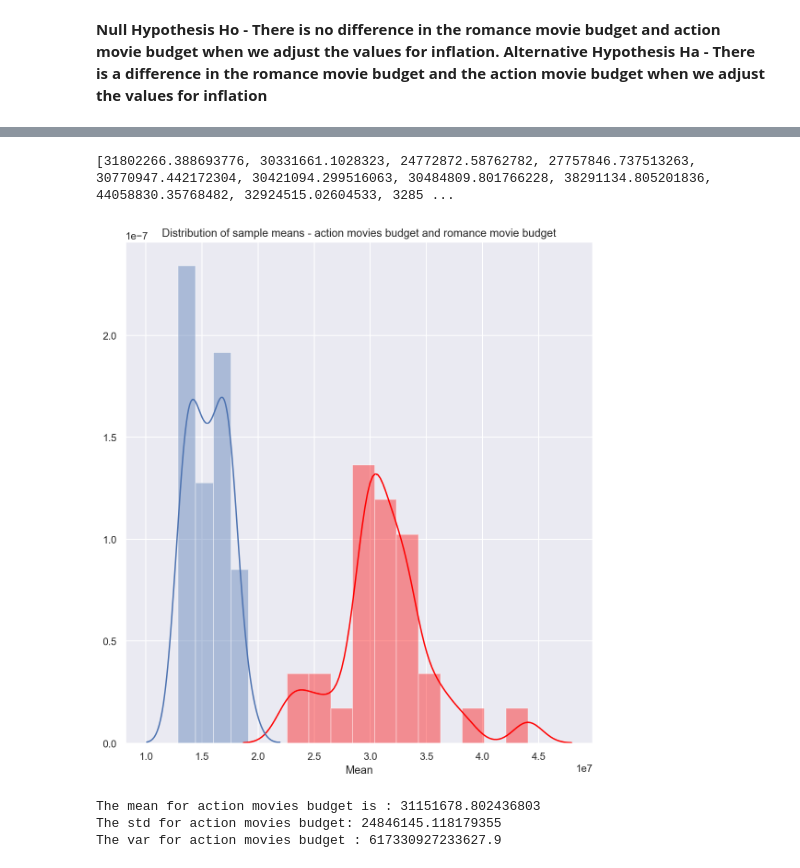
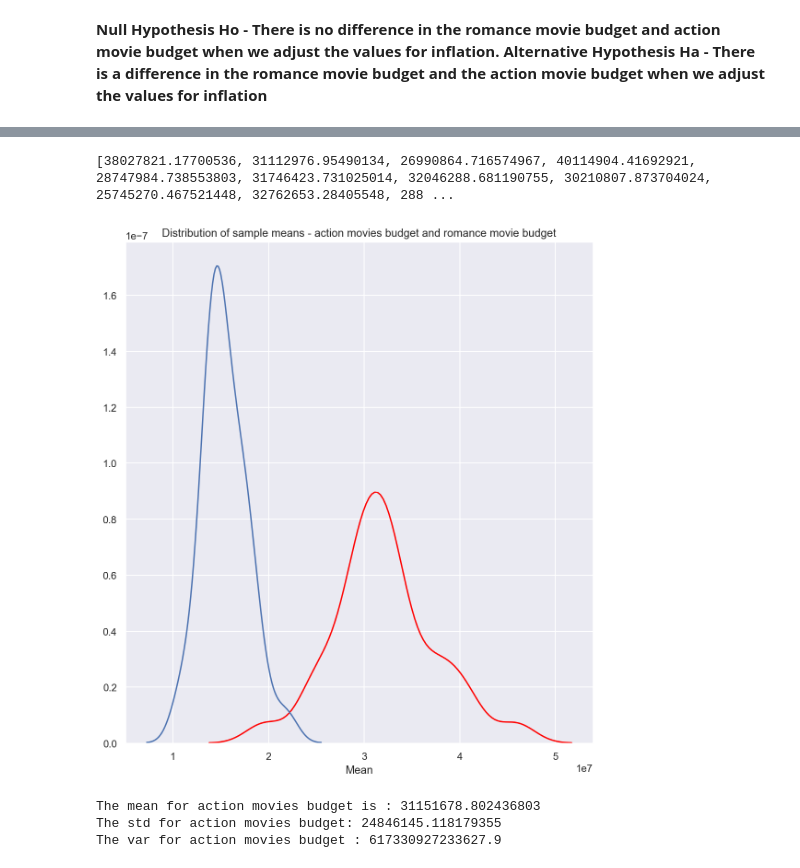
Before and after one commit to Abhiolar/IMDB, a Jupyter notebook: HYPOTHESIS TESTING 1 AND 2.ipynb, the cells around one changed output, grey strips where cells are left out. Cells and saved outputs as stored; diff of their text form; code cells hidden in the pictures.

```diff
--- a/HYPOTHESIS TESTING 1 AND 2.ipynb
+++ b/HYPOTHESIS TESTING 1 AND 2.ipynb
@@ -185,3 +230,9 @@ t_stat = twosample_tstatistic(x.profit_adjusted, y.profit_adjusted)
 t_stat
 # %% [output]
 -2.3651874254721235
+# %%
+def samples_means(array, samples_wanted):
+    sample_means = []
+    for i in range(samples_wanted):
+        sample_means.append(np.mean(random.sample(list(array), 40)))
+    return sample_means
@@ -187,0 +242,8 @@ t_stat
+# %%
+sns.set(color_codes=True)
+sns.set(rc={'figure.figsize':(20,10)})
+sns.distplot(action_sample_means, color = 'red', hist=False, label='Action', axlabel= "Mean") # Action distribution
+sns.distplot(romance_sample_means, color = 'blue', hist=False, label ='Romance') # Romance distribution
+plt.legend()
+
+plt.title('Distribution of means of samples for Action and Romance movies Profits');
@@ -309,0 +380,9 @@ plt.legend()
+# %%
+from statsmodels.stats.power import TTestIndPower
+power = TTestIndPower()
+# %%
+number_of_samples = []
+for i in [0.2, 0.25, 0.3, 0.35, 0.40, 0.45, 0.50, 0.60, 0.70, 0.80]:
+    number_of_samples.append(power.solve_power(effect_size= i, alpha=0.05, power=0.8))
+
+"Number of samples =  {} when alpha is: {},and power is: {}".format(number_of_samples, 0.05, 0.8)
@@ -521,18 +608,18 @@ romance2_sample_means = samples_means(romance_movies, 30)
 # %%
 print(action2_sample_means, romance2_sample_means)
 # %% [output]
-[31802266.388693776, 30331661.1028323, 24772872.58762782, 27757846.737513263, 30770947.442172304, 30421094.299516063, 30484809.801766228, 38291134.805201836, 44058830.35768482, 32924515.02604533, 3285 ...
+[38027821.17700536, 31112976.95490134, 26990864.716574967, 40114904.41692921, 28747984.738553803, 31746423.731025014, 32046288.681190755, 30210807.873704024, 25745270.467521448, 32762653.28405548, 288 ...
 # %%
 plt.figure(figsize=(20,10))
 plt.subplot(1,2,1)
-sns.distplot(action2_sample_means, axlabel='Mean', color = 'red')
+sns.distplot(action2_sample_means, axlabel='Mean', color = 'red', hist = False)
 
 #plt.subplot(1,2,2)
-sns.distplot(romance2_sample_means)
+sns.distplot(romance2_sample_means, hist = False)
 plt.title("Distribution of sample means - action movies budget and romance movie budget")
 plt.show()
 # %% [output]
-[figure, old version]
+[figure, new version]
 # %%
 ## Back to the two "populations"
 print("The mean for action movies budget is :",action_movies.mean())
```
Also changed, not shown: parts of 52 cells of this notebook.
